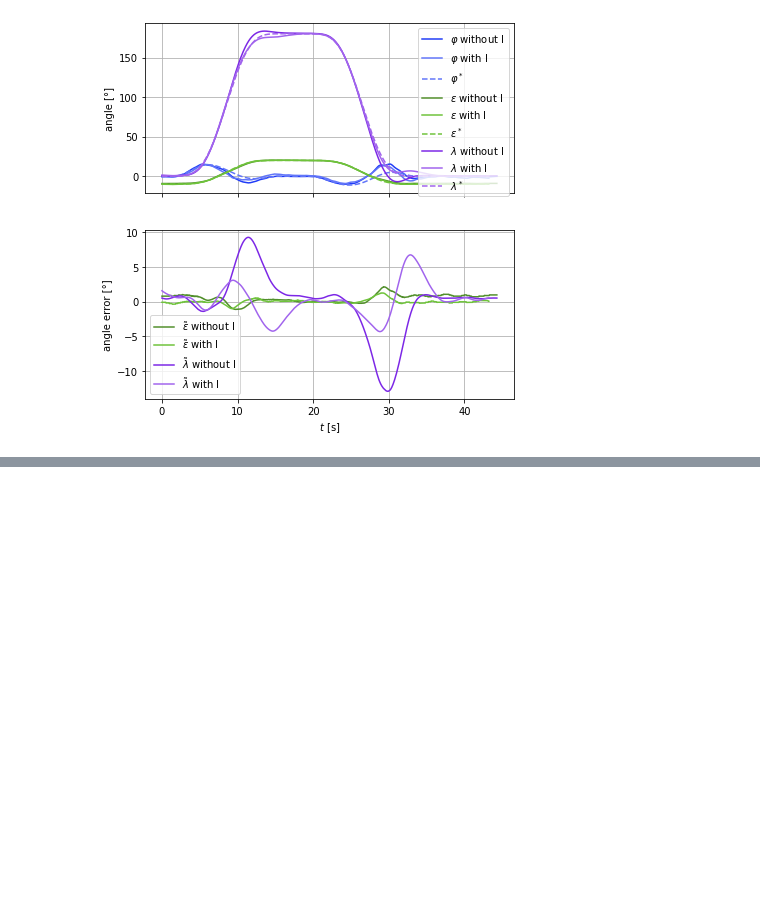
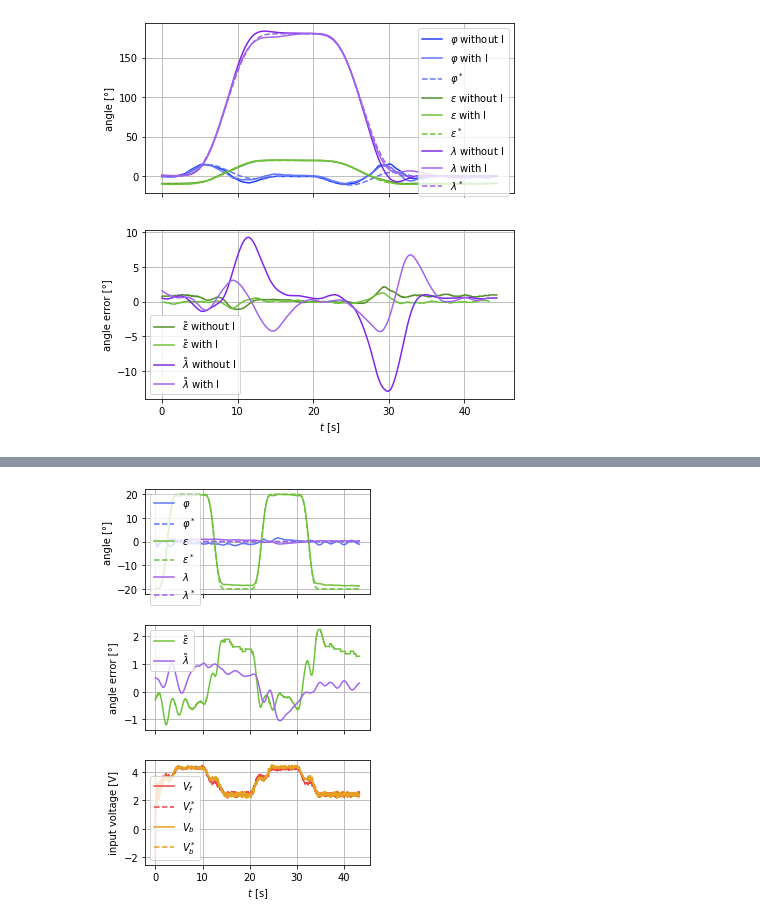
Before and after one commit to Rojetto/helicopter_thesis_code, a Jupyter notebook: scripts/diagrams.ipynb, the cells around one changed output, grey strips where cells are left out. Saved outputs shown, nothing was run; the diff lists cells and outputs as text; code cells hidden in the pictures; blank space fills up the shorter version.

```diff
--- a/scripts/diagrams.ipynb
+++ b/scripts/diagrams.ipynb
@@ -1103,0 +1176,8 @@ my_savefig('tvlqr_tvlqri_2.1.4')
+# %%
+meas = load_meas('dynext_ode_2.2.1')
+clip = clip_and_unify(meas)
+plt.figure(figsize=(4, 6))
+plot_traj(clip)
+my_savefig('dynext_ode_2.2.1')
+# %% [output]
+[figure, added]
```
Also changed, not shown: parts of 5 cells of this notebook, 10 other files.
